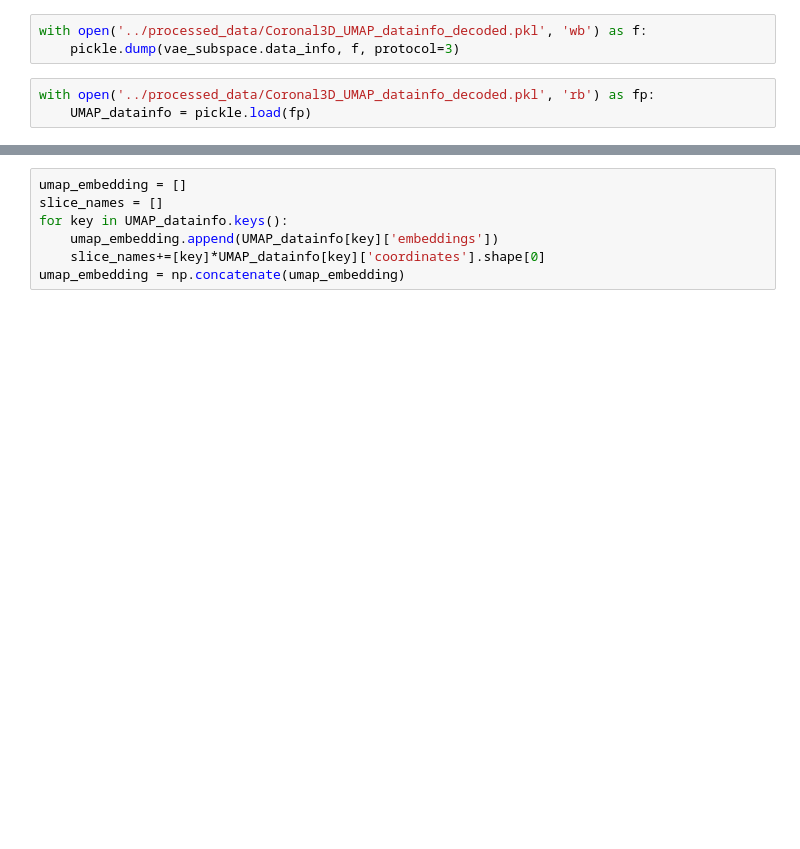
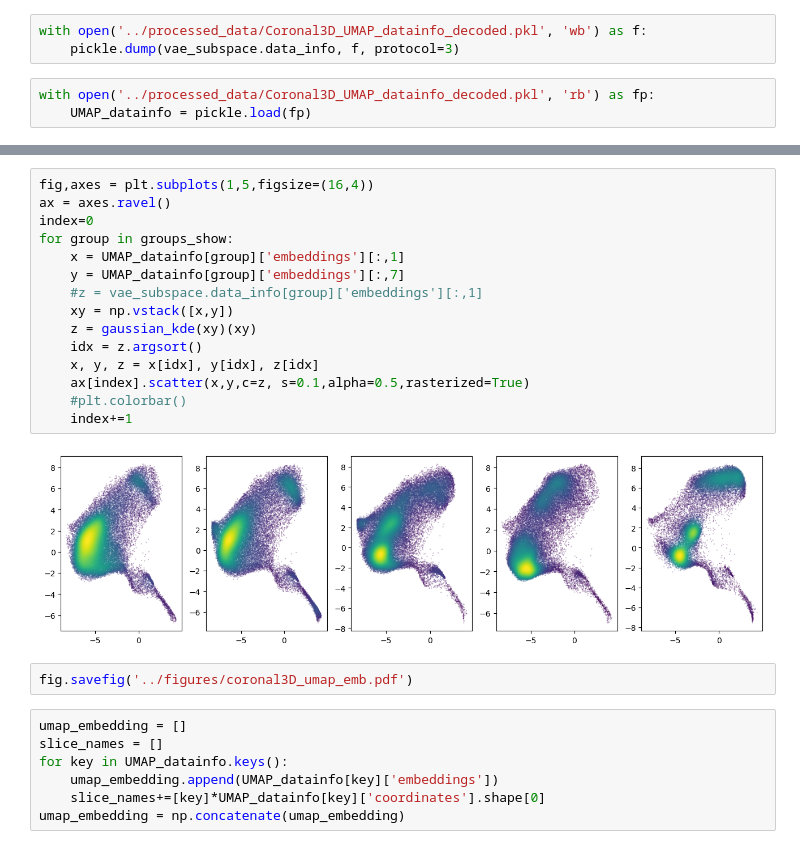
Before and after one commit to richardxie1119/multiscale_analysis, a Jupyter notebook: embed_3DCoronal.ipynb, the cells around one changed output, grey strips where cells are left out. Cells and saved outputs as stored; diff of their text form; blank space fills up the shorter version.

```diff
--- a/embed_3DCoronal.ipynb
+++ b/embed_3DCoronal.ipynb
@@ -173,3 +173,22 @@ NameError: name 'groups_show' is not defined
+# %%
+fig,axes = plt.subplots(1,5,figsize=(16,4))
+ax = axes.ravel()
+index=0
+for group in groups_show:
+    x = UMAP_datainfo[group]['embeddings'][:,1]
+    y = UMAP_datainfo[group]['embeddings'][:,7]
+    #z = vae_subspace.data_info[group]['embeddings'][:,1]
+    xy = np.vstack([x,y])
+    z = gaussian_kde(xy)(xy)
+    idx = z.argsort()
+    x, y, z = x[idx], y[idx], z[idx]
+    ax[index].scatter(x,y,c=z, s=0.1,alpha=0.5,rasterized=True)
+    #plt.colorbar()
+    index+=1
+# %% [output]
+[figure, added]
+# %%
+fig.savefig('../figures/coronal3D_umap_emb.pdf')
 # %%
 umap_embedding = []
 slice_names = []
```
Also changed, not shown: parts of 11 cells of this notebook, 6 other files.
